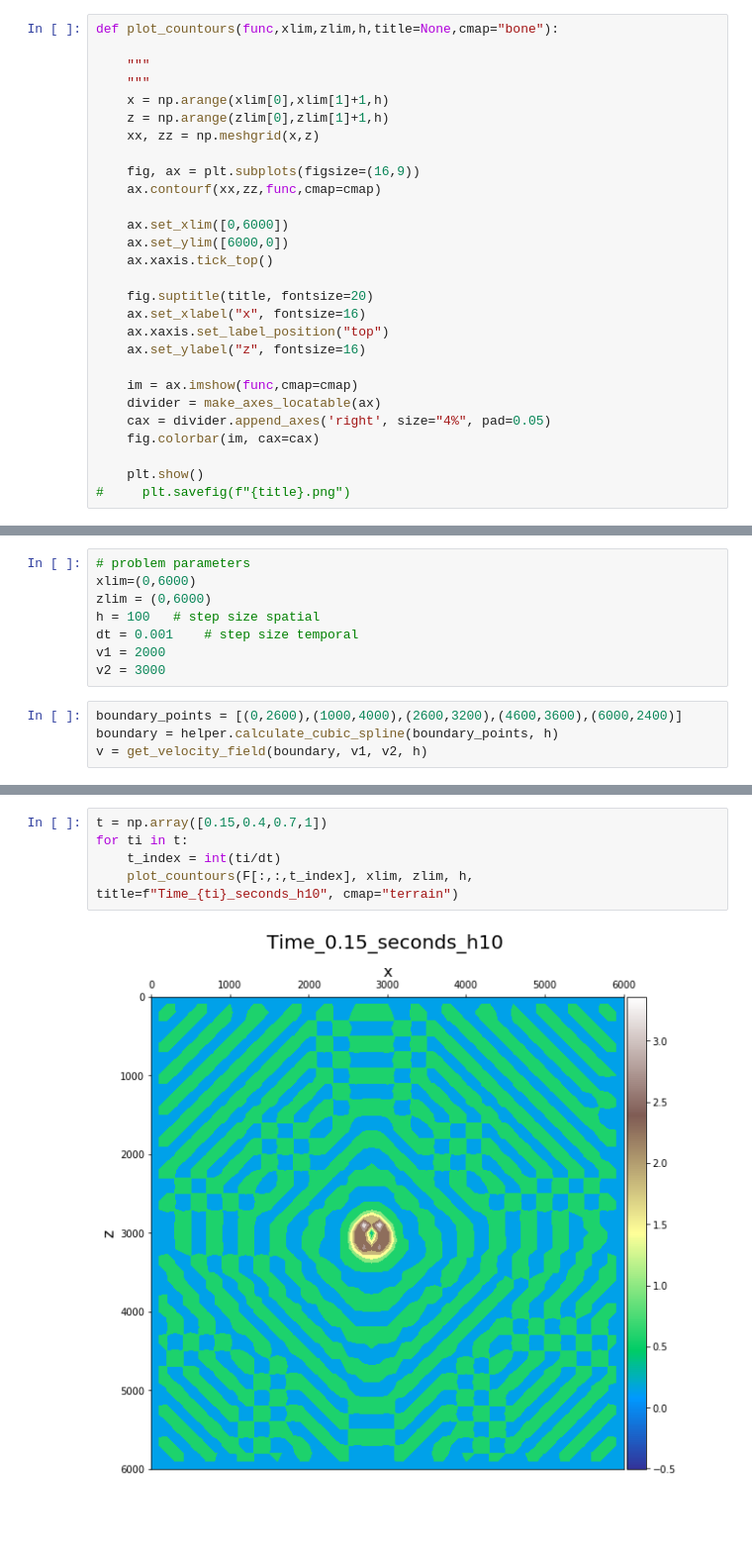
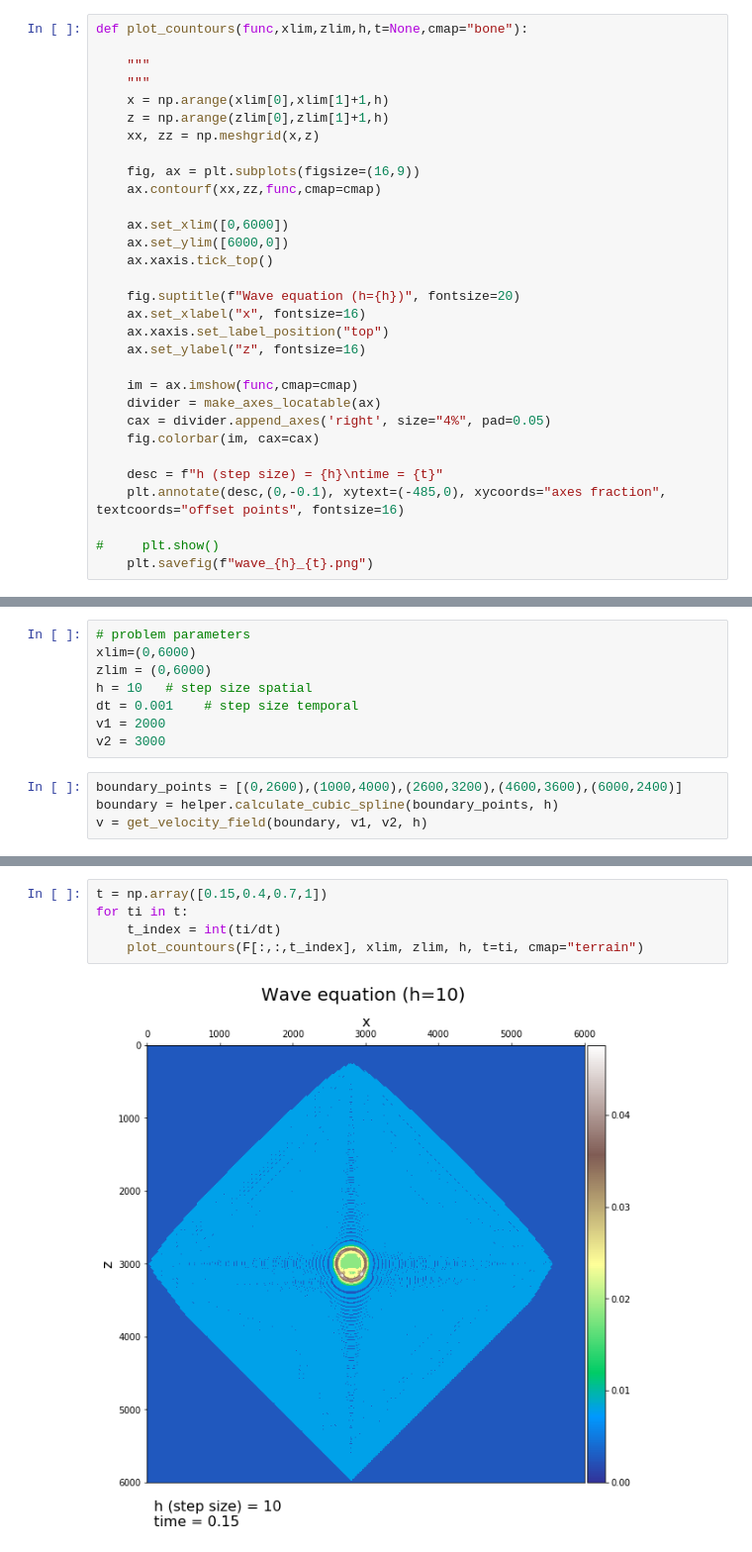
Before and after one commit to udiy/numerit, a Jupyter notebook: Project/Q1.ipynb, the cells around one changed output, grey strips where cells are left out. Shown at 99% size. Cells and saved outputs as stored; diff of their text form; blank space fills up the shorter version.

```diff
--- a/Project/Q1.ipynb
+++ b/Project/Q1.ipynb
@@ -34,7 +34,7 @@ def get_velocity_field(boundary, v1, v2, h):
 
     return v
 # %%
-def plot_countours(func,xlim,zlim,h,title=None,cmap="bone"):
+def plot_countours(func,xlim,zlim,h,t=None,cmap="bone"):
 
     """
     """
@@ -49,7 +49,7 @@ def plot_countours(func,xlim,zlim,h,title=None,cmap="bone"):
     ax.set_ylim([6000,0])
     ax.xaxis.tick_top()
 
-    fig.suptitle(title, fontsize=20)
+    fig.suptitle(f"Wave equation (h={h})", fontsize=20)
     ax.set_xlabel("x", fontsize=16)
     ax.xaxis.set_label_position("top")
     ax.set_ylabel("z", fontsize=16)
@@ -59,8 +59,11 @@ def plot_countours(func,xlim,zlim,h,title=None,cmap="bone"):
     cax = divider.append_axes('right', size="4%", pad=0.05)
     fig.colorbar(im, cax=cax)
 
-    plt.show()
-#     plt.savefig(f"{title}.png")
+    desc = f"h (step size) = {h}\ntime = {t}"
+    plt.annotate(desc,(0,-0.1), xytext=(-485,0), xycoords="axes fraction", textcoords="offset points", fontsize=16)
+
+#     plt.show()
+    plt.savefig(f"wave_{h}_{t}.png")
 # %% [markdown]
 ### Wave equation
 # %%
@@ -104,7 +107,7 @@ def solve_2d_wave_equation(h, dt, v):
 # problem parameters
 xlim=(0,6000)
 zlim = (0,6000)
-h = 100   # step size spatial
+h = 10   # step size spatial
 dt = 0.001    # step size temporal
 v1 = 2000
 v2 = 3000
@@ -127,7 +127,7 @@ Wall time: 24.7 s
 # %%
 t = np.array([0.15,0.4,0.7,1])
 for ti in t:
     t_index = int(ti/dt)
-    plot_countours(F[:,:,t_index], xlim, zlim, h, title=f"Time_{ti}_seconds_h10", cmap="terrain")
+    plot_countours(F[:,:,t_index], xlim, zlim, h, t=ti, cmap="terrain")
 # %% [output]
-[figure, old version]
+[figure, new version]
```
Also changed, not shown: parts of 4 cells of this notebook, 4 other files.
